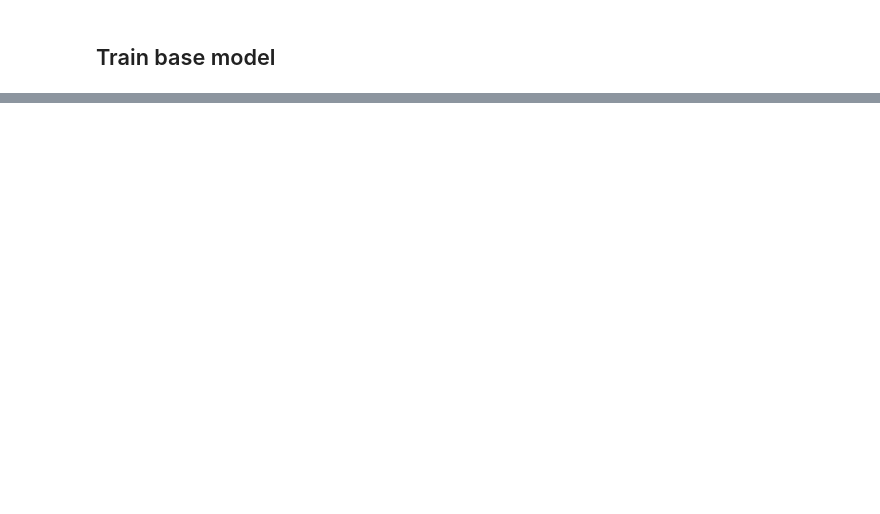
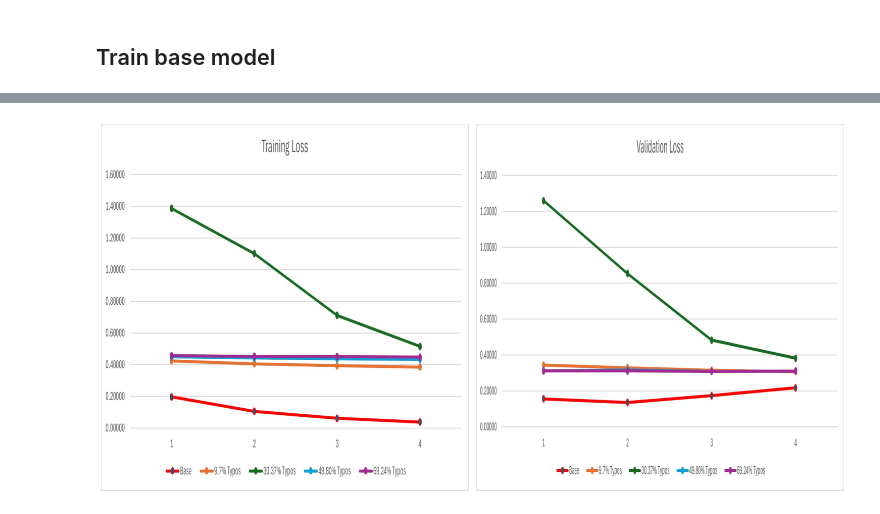
Before and after one commit to yamphurai/Misc, a Jupyter notebook: ML_Final_Project.ipynb, the cells around one changed output, grey strips where cells are left out. Drawn from its saved outputs; the diff is of its cells as text; code cells hidden in the pictures; blank space fills up the shorter version.

```diff
--- a/ML_Final_Project.ipynb
+++ b/ML_Final_Project.ipynb
@@ -503,0 +1015,25 @@ tokenizer.save_pretrained('/content/bert_model_base')
+# %%
+from PIL import Image
+from IPython.display import display
+
+# Load images
+typos_training_loss = Image.open("Typos_trainingloss.jpg")
+typos_validation_loss = Image.open("Typos_validationloss.jpg")
+
+# Resize images (adjust as needed)
+new_size = (1000, 1000)  # Width x Height
+typos_training_loss = typos_training_loss.resize(new_size)
+typos_validation_loss = typos_validation_loss.resize(new_size)
+
+# Display side by side using matplotlib
+fig, axes = plt.subplots(1, 2, figsize=(15, 15))
+axes[0].imshow(typos_training_loss)
+axes[0].axis('off')
+
+axes[1].imshow(typos_validation_loss)
+axes[1].axis('off')
+
+plt.tight_layout()
+plt.show()
+# %% [output]
+[figure, added]
```
Also changed, not shown: parts of 162 cells of this notebook.
